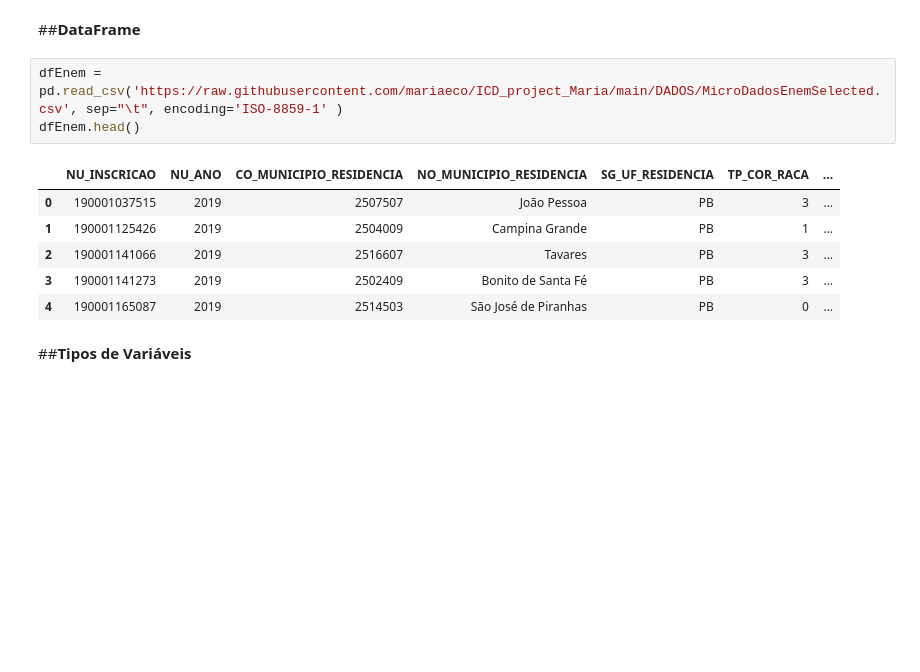
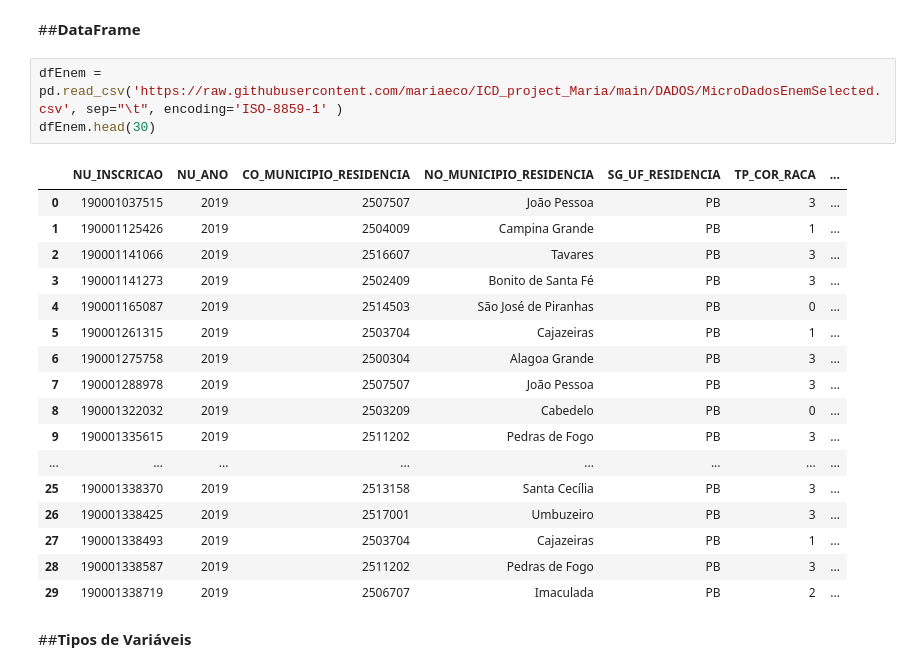
Before and after one commit to mariaeco/ICD_project_Maria, a Jupyter notebook: ProjetoICD_Maria_Limpeza_de_Dados.ipynb, the cells around one changed output. Drawn from its saved outputs; the diff is of its cells as text; blank space fills up the shorter version.

```diff
--- a/ProjetoICD_Maria_Limpeza_de_Dados.ipynb
+++ b/ProjetoICD_Maria_Limpeza_de_Dados.ipynb
@@ -39,14 +38,25 @@ import seaborn as sns
 ##**DataFrame**
 # %%
 dfEnem = pd.read_csv('https://raw.githubusercontent.com/mariaeco/ICD_project_Maria/main/DADOS/MicroDadosEnemSelected.csv', sep="\t", encoding='ISO-8859-1' )
-dfEnem.head()
+dfEnem.head(30)
 # %% [output]
 |  | NU_INSCRICAO | NU_ANO | CO_MUNICIPIO_RESIDENCIA | NO_MUNICIPIO_RESIDENCIA | SG_UF_RESIDENCIA | TP_COR_RACA | ... |
 | 0 | 190001037515 | 2019 | 2507507 | João Pessoa | PB | 3 | ... |
 | 1 | 190001125426 | 2019 | 2504009 | Campina Grande | PB | 1 | ... |
 | 2 | 190001141066 | 2019 | 2516607 | Tavares | PB | 3 | ... |
 | 3 | 190001141273 | 2019 | 2502409 | Bonito de Santa Fé | PB | 3 | ... |
 | 4 | 190001165087 | 2019 | 2514503 | São José de Piranhas | PB | 0 | ... |
+| 5 | 190001261315 | 2019 | 2503704 | Cajazeiras | PB | 1 | ... |
+| 6 | 190001275758 | 2019 | 2500304 | Alagoa Grande | PB | 3 | ... |
+| 7 | 190001288978 | 2019 | 2507507 | João Pessoa | PB | 3 | ... |
+| 8 | 190001322032 | 2019 | 2503209 | Cabedelo | PB | 0 | ... |
+| 9 | 190001335615 | 2019 | 2511202 | Pedras de Fogo | PB | 3 | ... |
+| ... | ... | ... | ... | ... | ... | ... | ... |
+| 25 | 190001338370 | 2019 | 2513158 | Santa Cecília | PB | 3 | ... |
+| 26 | 190001338425 | 2019 | 2517001 | Umbuzeiro | PB | 3 | ... |
+| 27 | 190001338493 | 2019 | 2503704 | Cajazeiras | PB | 1 | ... |
+| 28 | 190001338587 | 2019 | 2511202 | Pedras de Fogo | PB | 3 | ... |
+| 29 | 190001338719 | 2019 | 2506707 | Imaculada | PB | 2 | ... |
 # %% [markdown]
 ##**Tipos de Variáveis**
 # %%
```
Also changed, not shown: parts of 1 cell of this notebook.
